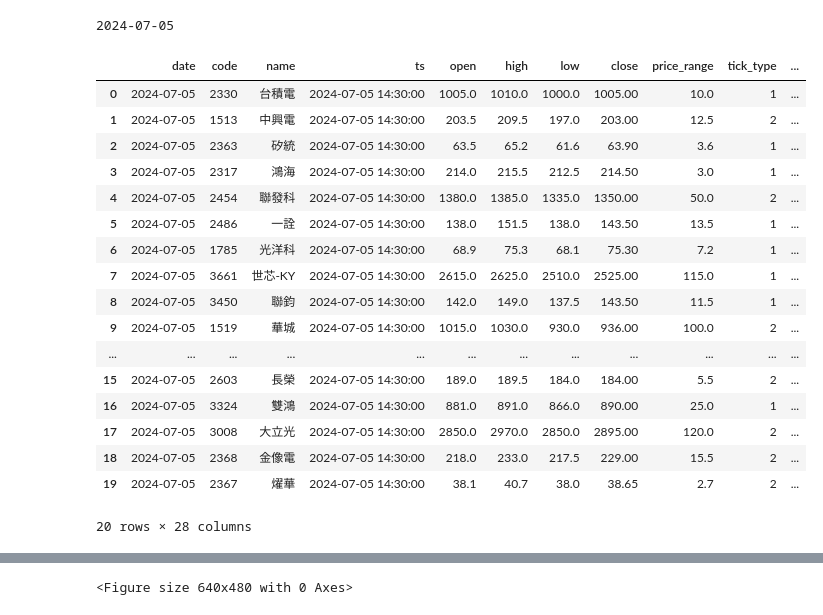
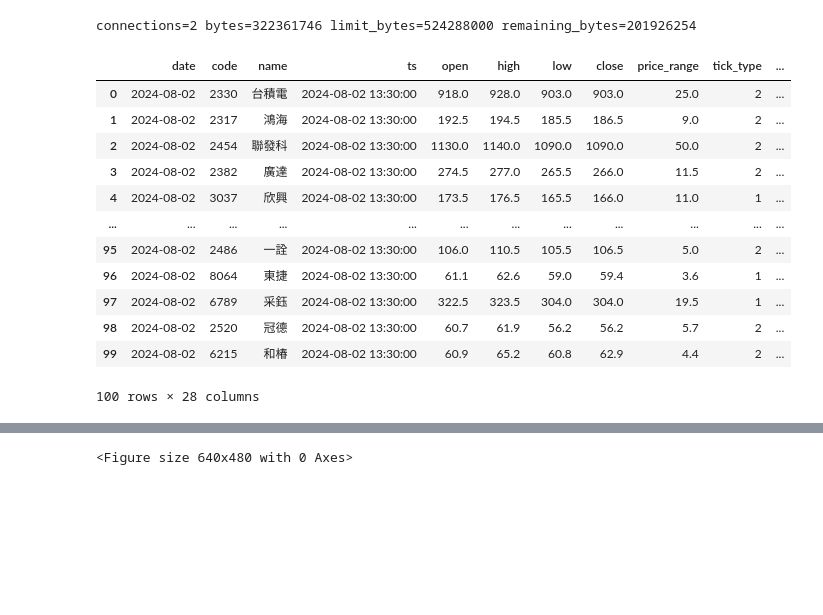
Before and after one commit to HarryKao1020/stock_trading_strategy, a Jupyter notebook: basic/amountRank.ipynb, the cells around one changed output, grey strips where cells are left out. Drawn from its saved outputs; the diff is of its cells as text; code cells hidden in the pictures; blank space fills up the shorter version.

```diff
--- a/basic/amountRank.ipynb
+++ b/basic/amountRank.ipynb
@@ -54,36 +52,31 @@ Response Code: 0 | Event Code: 0 | Info: host '210.59.255.161:80', hostname '210
 # %%
-date_to_query = datetime.date(2024,7,5)
-# 將日期轉換為字符串格式
-date_str = date_to_query.strftime('%Y-%m-%d')
+print(api.usage())
+
+today = datetime.today().date()
 
 scanners = api.scanners(
     scanner_type=sj.constant.ScannerType.AmountRank,
-    count=20,
-    date=date_str
+    count=100,
+    date=str(today)
 )
 df = pd.DataFrame(s.__dict__ for s in scanners)
 df.ts = pd.to_datetime(df.ts)
 df
 # %% [output]
-2024-07-05
+connections=2 bytes=322361746 limit_bytes=524288000 remaining_bytes=201926254
 |  | date | code | name | ts | open | high | low | close | price_range | tick_type | ... |
-| 0 | 2024-07-05 | 2330 | 台積電 | 2024-07-05 14:30:00 | 1005.0 | 1010.0 | 1000.0 | 1005.00 | 10.0 | 1 | ... |
-| 1 | 2024-07-05 | 1513 | 中興電 | 2024-07-05 14:30:00 | 203.5 | 209.5 | 197.0 | 203.00 | 12.5 | 2 | ... |
-| 2 | 2024-07-05 | 2363 | 矽統 | 2024-07-05 14:30:00 | 63.5 | 65.2 | 61.6 | 63.90 | 3.6 | 1 | ... |
-| 3 | 2024-07-05 | 2317 | 鴻海 | 2024-07-05 14:30:00 | 214.0 | 215.5 | 212.5 | 214.50 | 3.0 | 1 | ... |
-| 4 | 2024-07-05 | 2454 | 聯發科 | 2024-07-05 14:30:00 | 1380.0 | 1385.0 | 1335.0 | 1350.00 | 50.0 | 2 | ... |
-| 5 | 2024-07-05 | 2486 | 一詮 | 2024-07-05 14:30:00 | 138.0 | 151.5 | 138.0 | 143.50 | 13.5 | 1 | ... |
-| 6 | 2024-07-05 | 1785 | 光洋科 | 2024-07-05 14:30:00 | 68.9 | 75.3 | 68.1 | 75.30 | 7.2 | 1 | ... |
-| 7 | 2024-07-05 | 3661 | 世芯-KY | 2024-07-05 14:30:00 | 2615.0 | 2625.0 | 2510.0 | 2525.00 | 115.0 | 1 | ... |
-| 8 | 2024-07-05 | 3450 | 聯鈞 | 2024-07-05 14:30:00 | 142.0 | 149.0 | 137.5 | 143.50 | 11.5 | 1 | ... |
-| 9 | 2024-07-05 | 1519 | 華城 | 2024-07-05 14:30:00 | 1015.0 | 1030.0 | 930.0 | 936.00 | 100.0 | 2 | ... |
+| 0 | 2024-08-02 | 2330 | 台積電 | 2024-08-02 13:30:00 | 918.0 | 928.0 | 903.0 | 903.0 | 25.0 | 2 | ... |
+| 1 | 2024-08-02 | 2317 | 鴻海 | 2024-08-02 13:30:00 | 192.5 | 194.5 | 185.5 | 186.5 | 9.0 | 2 | ... |
+| 2 | 2024-08-02 | 2454 | 聯發科 | 2024-08-02 13:30:00 | 1130.0 | 1140.0 | 1090.0 | 1090.0 | 50.0 | 2 | ... |
+| 3 | 2024-08-02 | 2382 | 廣達 | 2024-08-02 13:30:00 | 274.5 | 277.0 | 265.5 | 266.0 | 11.5 | 2 | ... |
+| 4 | 2024-08-02 | 3037 | 欣興 | 2024-08-02 13:30:00 | 173.5 | 176.5 | 165.5 | 166.0 | 11.0 | 1 | ... |
 | ... | ... | ... | ... | ... | ... | ... | ... | ... | ... | ... | ... |
-| 15 | 2024-07-05 | 2603 | 長榮 | 2024-07-05 14:30:00 | 189.0 | 189.5 | 184.0 | 184.00 | 5.5 | 2 | ... |
-| 16 | 2024-07-05 | 3324 | 雙鴻 | 2024-07-05 14:30:00 | 881.0 | 891.0 | 866.0 | 890.00 | 25.0 | 1 | ... |
-| 17 | 2024-07-05 | 3008 | 大立光 | 2024-07-05 14:30:00 | 2850.0 | 2970.0 | 2850.0 | 2895.00 | 120.0 | 2 | ... |
-| 18 | 2024-07-05 | 2368 | 金像電 | 2024-07-05 14:30:00 | 218.0 | 233.0 | 217.5 | 229.00 | 15.5 | 2 | ... |
-| 19 | 2024-07-05 | 2367 | 燿華 | 2024-07-05 14:30:00 | 38.1 | 40.7 | 38.0 | 38.65 | 2.7 | 2 | ... |
+| 95 | 2024-08-02 | 2486 | 一詮 | 2024-08-02 13:30:00 | 106.0 | 110.5 | 105.5 | 106.5 | 5.0 | 2 | ... |
+| 96 | 2024-08-02 | 8064 | 東捷 | 2024-08-02 13:30:00 | 61.1 | 62.6 | 59.0 | 59.4 | 3.6 | 1 | ... |
+| 97 | 2024-08-02 | 6789 | 采鈺 | 2024-08-02 13:30:00 | 322.5 | 323.5 | 304.0 | 304.0 | 19.5 | 1 | ... |
+| 98 | 2024-08-02 | 2520 | 冠德 | 2024-08-02 13:30:00 | 60.7 | 61.9 | 56.2 | 56.2 | 5.7 | 2 | ... |
+| 99 | 2024-08-02 | 6215 | 和椿 | 2024-08-02 13:30:00 | 60.9 | 65.2 | 60.8 | 62.9 | 4.4 | 2 | ... |
-20 rows × 28 columns
+100 rows × 28 columns
 # %%
 # 設置圖表大小
 plt.figure(figsize=(20, 6))
```
Also changed, not shown: parts of 6 cells of this notebook.
